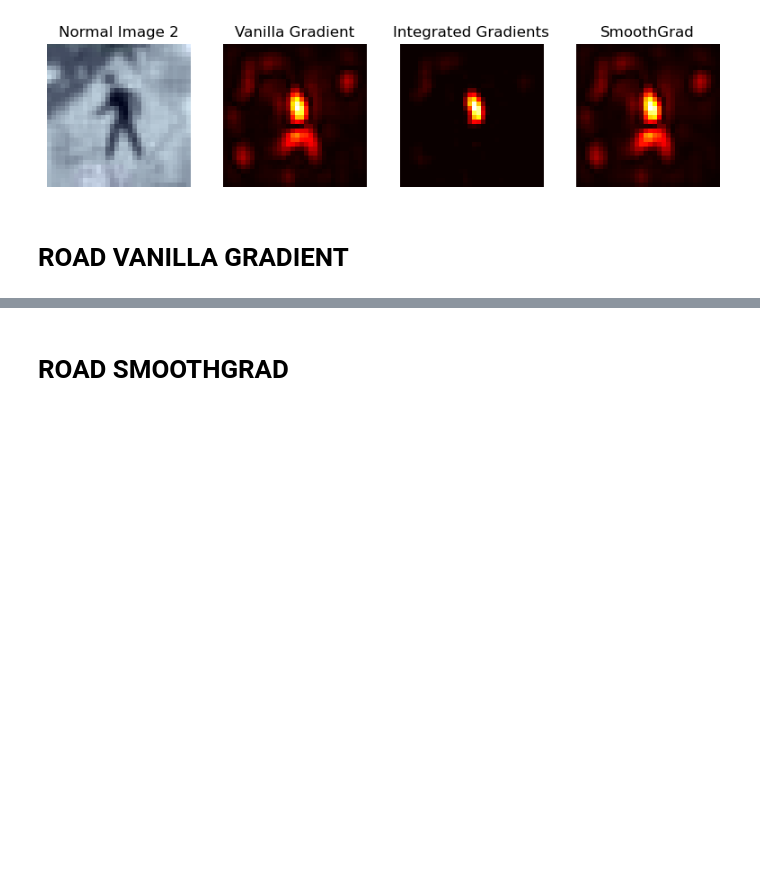
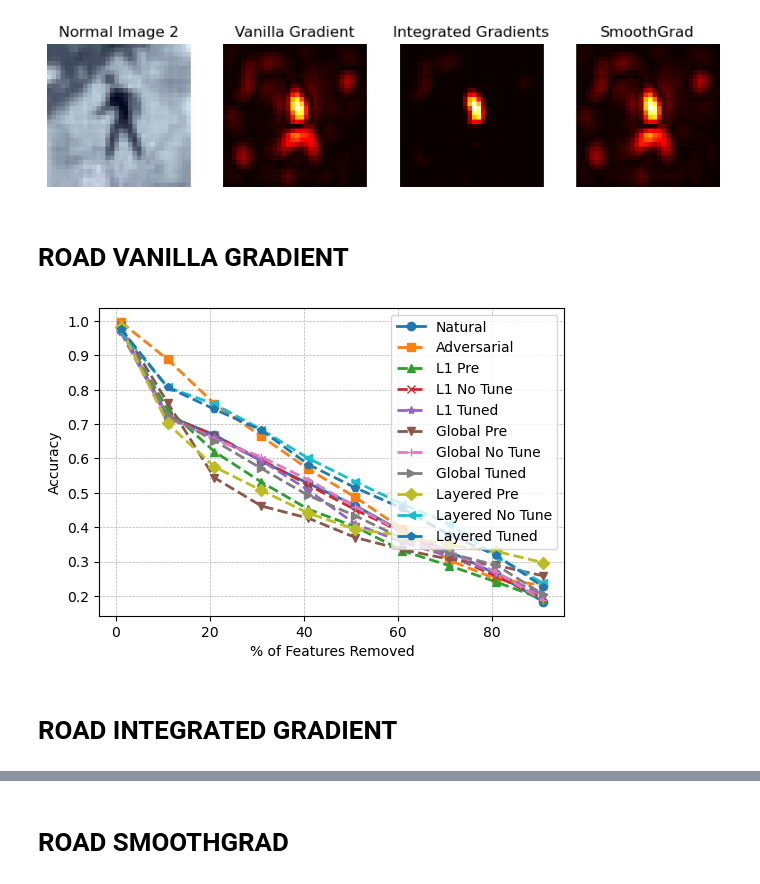
Before and after one commit to sanishsuwal7/VehicleSec, a Jupyter notebook: lisa_saliency.ipynb, the cells around one changed output, grey strips where cells are left out. Cells and saved outputs as stored; diff of their text form; code cells hidden in the pictures; blank space fills up the shorter version.

Commit message:
added the metrics results

```diff
--- a/lisa_saliency.ipynb
+++ b/lisa_saliency.ipynb
@@ -992,44 +992,56 @@ torch.cuda.empty_cache()
 # %% [markdown]
 # ROAD VANILLA GRADIENT
 # %%
-result_normal =
-result_adv =
-result_l1_pre =
-result_no_tuned_l1 =
-result_post_tuned_l1 =
-result_global_pre =
-result_no_tuned_global=
-result_post_tuned_global=
-result_pre_tuned_layered=
-result_post_no_tuned_layered=
-result_post_tuned_layered=
+result_normal = {1: np.float64(0.9774555255961048), 11: np.float64(0.724290535782767), 21: np.float64(0.6685124645246117), 31: np.float64(0.5918968391718802), 41: np.float64(0.527470325861938), 51: np.float64(0.4627370852287785), 61: np.float64(0.38643117847061426), 71: np.float64(0.3292417536692573), 81: np.float64(0.2637233764458619), 91: np.float64(0.18294665963716308)}
+
+result_adv = {1: np.float64(0.9979817708333334), 11: np.float64(0.8883729484416445), 21: np.float64(0.7590708927387267), 31: np.float64(0.6640049941976128), 41: np.float64(0.5687638152077809), 51: np.float64(0.48686484582228123), 61: np.float64(0.39451553520114946), 71: np.float64(0.30387257543103446), 81: np.float64(0.24861485272988504), 91: np.float64(0.2309154992816092)}
+
+result_l1_pre = {1: np.float64(0.9766117145237474), 11: np.float64(0.7437198382854184), 21: np.float64(0.6197042074920223), 31: np.float64(0.5310855217143715), 41: np.float64(0.45194580518565397), 51: np.float64(0.401369914452634), 61: np.float64(0.33131157208030204), 71: np.float64(0.28773197262347017), 81: np.float64(0.24031850001598448), 91: np.float64(0.1902704681742908)}
+
+result_no_tuned_l1 ={1: np.float64(0.9779619358737178), 11: np.float64(0.723411195810308), 21: np.float64(0.6670083318418831), 31: np.float64(0.5954204371757945), 41: np.float64(0.5226482822791914), 51: np.float64(0.45062160894624853), 61: np.float64(0.3850722406900511), 71: np.float64(0.31825179734040654), 81: np.float64(0.2566221057452566), 91: np.float64(0.19321844450594108)}
+
+result_post_tuned_l1 ={1: np.float64(0.9683225307021417), 11: np.float64(0.7176940299951948), 21: np.float64(0.6610278089518113), 31: np.float64(0.5939195598721511), 41: np.float64(0.5074141612327172), 51: np.float64(0.4085529362045139), 61: np.float64(0.3567613057662939), 71: np.float64(0.3143575991908619), 81: np.float64(0.26582937427167663), 91: np.float64(0.2030372812113763)}
+
+result_global_pre ={1: np.float64(0.9865913803969938), 11: np.float64(0.7626119396119313), 21: np.float64(0.5436780590169127), 31: np.float64(0.4615570488527658), 41: np.float64(0.4259862417794644), 51: np.float64(0.36980566247074376), 61: np.float64(0.3346831720177361), 71: np.float64(0.3066670538044576), 81: np.float64(0.2888029558395696), 91: np.float64(0.25818029333251824)}
+
+result_no_tuned_global={1: np.float64(0.9843065643108685), 11: np.float64(0.7232079422292775), 21: np.float64(0.6551019623039119), 31: np.float64(0.6041982611027915), 41: np.float64(0.537761023694448), 51: np.float64(0.45956293336323945), 61: np.float64(0.3848744188097386), 71: np.float64(0.32920009846403286), 81: np.float64(0.2694923850650135), 91: np.float64(0.1869418539271245)}
+
+result_post_tuned_global={1: np.float64(0.9796345012894729), 11: np.float64(0.7257161225786117), 21: np.float64(0.6515529790897406), 31: np.float64(0.5707647764650411), 41: np.float64(0.4921510288013041), 51: np.float64(0.432762674648651), 61: np.float64(0.36762828717649254), 71: np.float64(0.32343842701564113), 81: np.float64(0.28930828992714747), 91: np.float64(0.2040736342198184)}
+
+result_pre_tuned_layered={1: np.float64(0.9816416386865376), 11: np.float64(0.7018077444895309), 21: np.float64(0.5754899032012154), 31: np.float64(0.506824873031329), 41: np.float64(0.4407194437647442), 51: np.float64(0.3934518789741554), 61: np.float64(0.3765081158197691), 71: np.float64(0.34766435687283087), 81: np.float64(0.32952992218283395), 91: np.float64(0.2965470676512657)}
+
+result_post_no_tuned_layered={1: np.float64(0.9712388143939074), 11: np.float64(0.8073267292058266), 21: np.float64(0.7581851455712862), 31: np.float64(0.6839487339174163), 41: np.float64(0.6002064392557492), 51: np.float64(0.5322922933321405), 61: np.float64(0.46719593213512844), 71: np.float64(0.41025227869755393), 81: np.float64(0.31426609928289984), 91: np.float64(0.23666452984801367)}
+
+result_post_tuned_layered={1: np.float64(0.9781294176999894), 11: np.float64(0.8073371965609938), 21: np.float64(0.7432505720858295), 31: np.float64(0.6820224272279632), 41: np.float64(0.5821819620307914), 51: np.float64(0.5147455226768844), 61: np.float64(0.454529734179933), 71: np.float64(0.3773411485898129), 81: np.float64(0.3181161834114148), 91: np.float64(0.22629064988427577)}
 # %%
 import matplotlib.pyplot as plt
 import pandas as pd
 
 # Plot setup
 fig, ax = plt.subplots(figsize=(6, 4))
 
 ax.plot(list(result_normal.keys()),list(result_normal.values()), label='Natural', linestyle='-', marker='o', linewidth=2)
 ax.plot(list(result_normal.keys()), list(result_adv.values()), label='Adversarial', linestyle='--', marker='s', linewidth=2)
 ax.plot(list(result_normal.keys()), list(result_l1_pre.values()), label='L1 Pre', linestyle='--', marker='^', linewidth=2)
 ax.plot(list(result_normal.keys()), list(result_no_tuned_l1.values()), label='L1 No Tune', linestyle='--', marker='x', linewidth=2)
 ax.plot(list(result_normal.keys()), list(result_post_tuned_l1.values()), label='L1 Tuned', linestyle='--', marker='*', linewidth=2)
 ax.plot(list(result_normal.keys()), list(result_global_pre.values()), label='Global Pre', linestyle='--', marker='v', linewidth=2)
 ax.plot(list(result_normal.keys()), list(result_no_tuned_global.values()), label='Global No Tune', linestyle='--', marker='+', linewidth=2)
 ax.plot(list(result_normal.keys()), list(result_post_tuned_global.values()), label='Global Tuned', linestyle='--', marker='>', linewidth=2)
 ax.plot(list(result_normal.keys()), list(result_pre_tuned_layered.values()), label='Layered Pre', linestyle='--', marker='D', linewidth=2)
 ax.plot(list(result_normal.keys()), list(result_post_no_tuned_layered.values()), label='Layered No Tune', linestyle='--', marker='<', linewidth=2)
-ax.plot(list(result_normal.keys()), list(result_post_tuned_layered.values()), label='Layered Tuned', linestyle='--', marker='-', linewidth=2)
+ax.plot(list(result_normal.keys()), list(result_post_tuned_layered.values()), label='Layered Tuned', linestyle='--', marker='p', linewidth=2)
 
 # Customize the plot
 ax.set_xlabel('% of Features Removed', fontsize=10)
 ax.set_ylabel('Accuracy', fontsize=10)
 ax.legend(fontsize=10)
 
 # Grid and ticks
 ax.grid(True, which='both', linestyle='--', linewidth=0.5)
 ax.tick_params(axis='both', which='major', labelsize=10)
 
 plt.savefig("roadplots/LISA_VANILLA_SALIENCY_ROAD.pdf", format="pdf", dpi=300, bbox_inches="tight")
 plt.show()
+# %% [output]
+[figure, added]
@@ -1038 +1048,3 @@ plt.show()
+# %% [markdown]
+# ROAD INTEGRATED GRADIENT
 # %%
```
Also changed, not shown: parts of 13 cells of this notebook, 4 other files.
